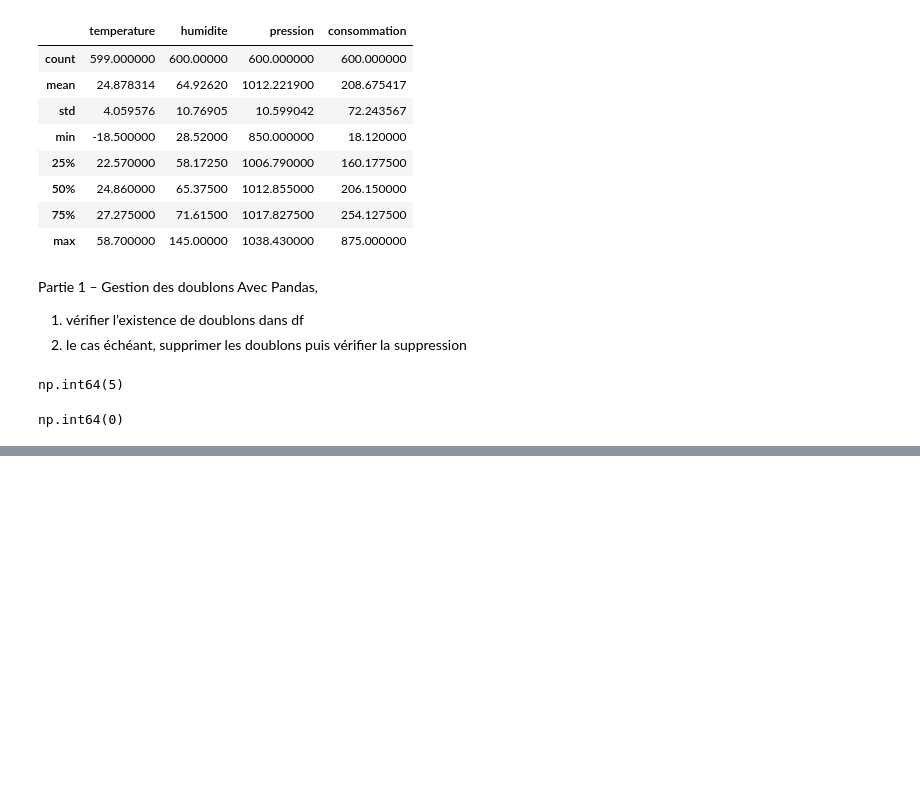
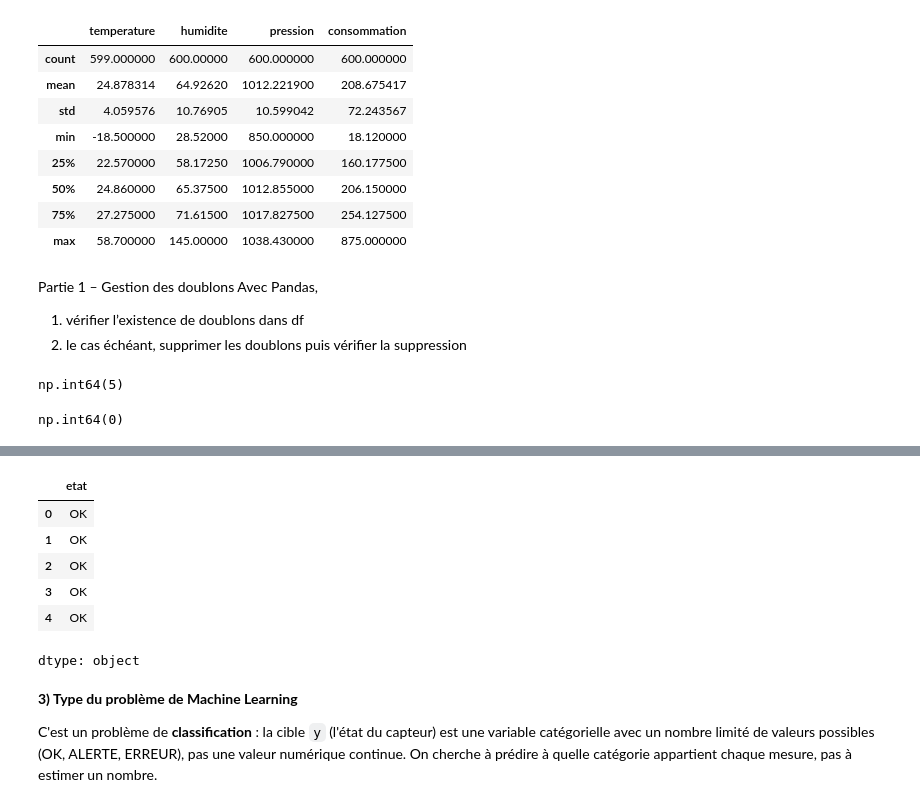
Before and after one commit to fatoufall737/atelier-scikit-learn-iot, a Jupyter notebook: atelier_scikit_learn_iot.ipynb, the cells around one changed output, grey strips where cells are left out. Cells and saved outputs as stored; diff of their text form; code cells hidden in the pictures; blank space fills up the shorter version.

Commit message:
Partie 2 : sélection de X et y, identification du type de problème (classification)

```diff
--- a/atelier_scikit_learn_iot.ipynb
+++ b/atelier_scikit_learn_iot.ipynb
@@ -69,0 +90,14 @@ np.int64(0)
+# %%
+y.head()
+# %% [output]
+|  | etat |
+| 0 | OK |
+| 1 | OK |
+| 2 | OK |
+| 3 | OK |
+| 4 | OK |
+dtype: object
+# %% [markdown]
+**3) Type du problème de Machine Learning**
+
+C'est un problème de **classification** : la cible `y` (l'état du capteur) est une variable catégorielle avec un nombre limité de valeurs possibles (OK, ALERTE, ERREUR), pas une valeur numérique continue. On cherche à prédire à quelle catégorie appartient chaque mesure, pas à estimer un nombre.
```
Also changed, not shown: parts of 3 cells of this notebook.
